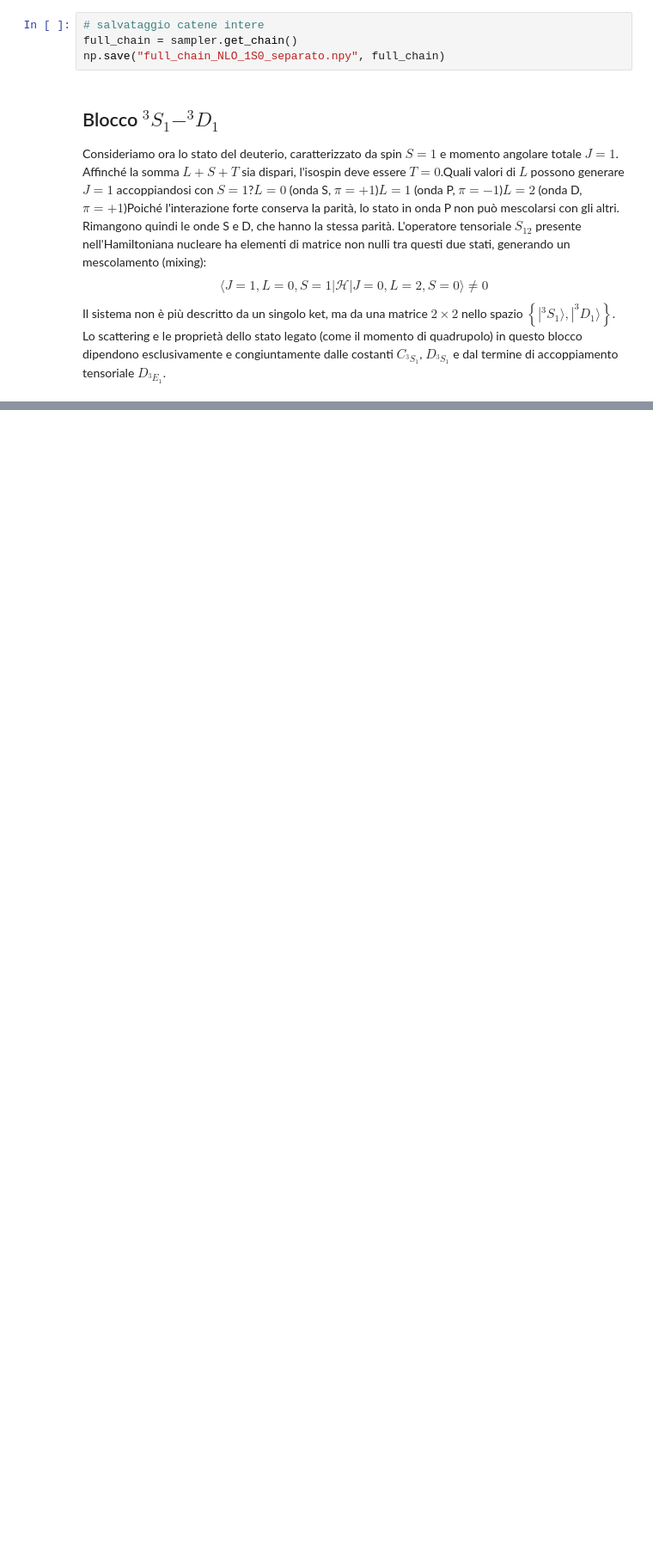
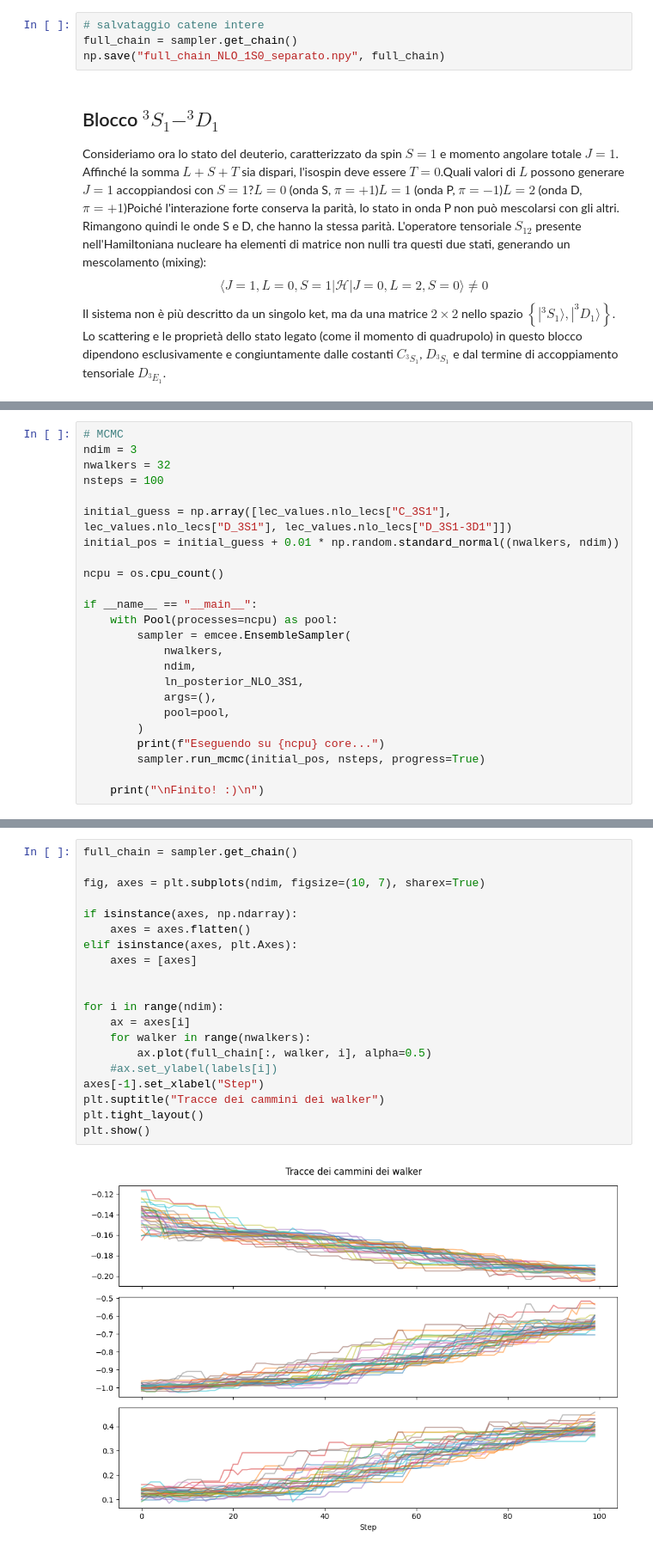
Before and after one commit to Lvetto/lmd_forza_nucleare, a Jupyter notebook: bayes_separato.ipynb, the cells around one changed output, grey strips where cells are left out. Shown at 86% size. Saved outputs shown, nothing was run; the diff lists cells and outputs as text; blank space fills up the shorter version.

Commit message:
finito codice emcee

```diff
--- a/bayes_separato.ipynb
+++ b/bayes_separato.ipynb
@@ -371,2 +368,26 @@ def ln_posterior_NLO_3S1(parameters, nnstudio, chn_3S1, exp_3S1, err_3S1, exp_3D
 
     return ln_post
+# %%
+# MCMC
+ndim = 3
+nwalkers = 32
+nsteps = 100
+
+initial_guess = np.array([lec_values.nlo_lecs["C_3S1"], lec_values.nlo_lecs["D_3S1"], lec_values.nlo_lecs["D_3S1-3D1"]])
+initial_pos = initial_guess + 0.01 * np.random.standard_normal((nwalkers, ndim))
+
+ncpu = os.cpu_count()
+
+if __name__ == "__main__":
+    with Pool(processes=ncpu) as pool:
+        sampler = emcee.EnsembleSampler(
+            nwalkers,
+            ndim,
+            ln_posterior_NLO_3S1,
+            args=(),
+            pool=pool,
+        )
+        print(f"Eseguendo su {ncpu} core...")
+        sampler.run_mcmc(initial_pos, nsteps, progress=True)
+
+    print("\nFinito! :)\n")
@@ -372,0 +397,22 @@ def ln_posterior_NLO_3S1(parameters, nnstudio, chn_3S1, exp_3S1, err_3S1, exp_3D
+# %%
+full_chain = sampler.get_chain()
+
+fig, axes = plt.subplots(ndim, figsize=(10, 7), sharex=True)
+
+if isinstance(axes, np.ndarray):
+    axes = axes.flatten()
+elif isinstance(axes, plt.Axes):
+    axes = [axes]
+
+
+for i in range(ndim):
+    ax = axes[i]
+    for walker in range(nwalkers):
+        ax.plot(full_chain[:, walker, i], alpha=0.5)
+    #ax.set_ylabel(labels[i])
+axes[-1].set_xlabel("Step")
+plt.suptitle("Tracce dei cammini dei walker")
+plt.tight_layout()
+plt.show()
+# %% [output]
+[figure, added]
```
Also changed, not shown: parts of 5 cells of this notebook, 1 other file.
